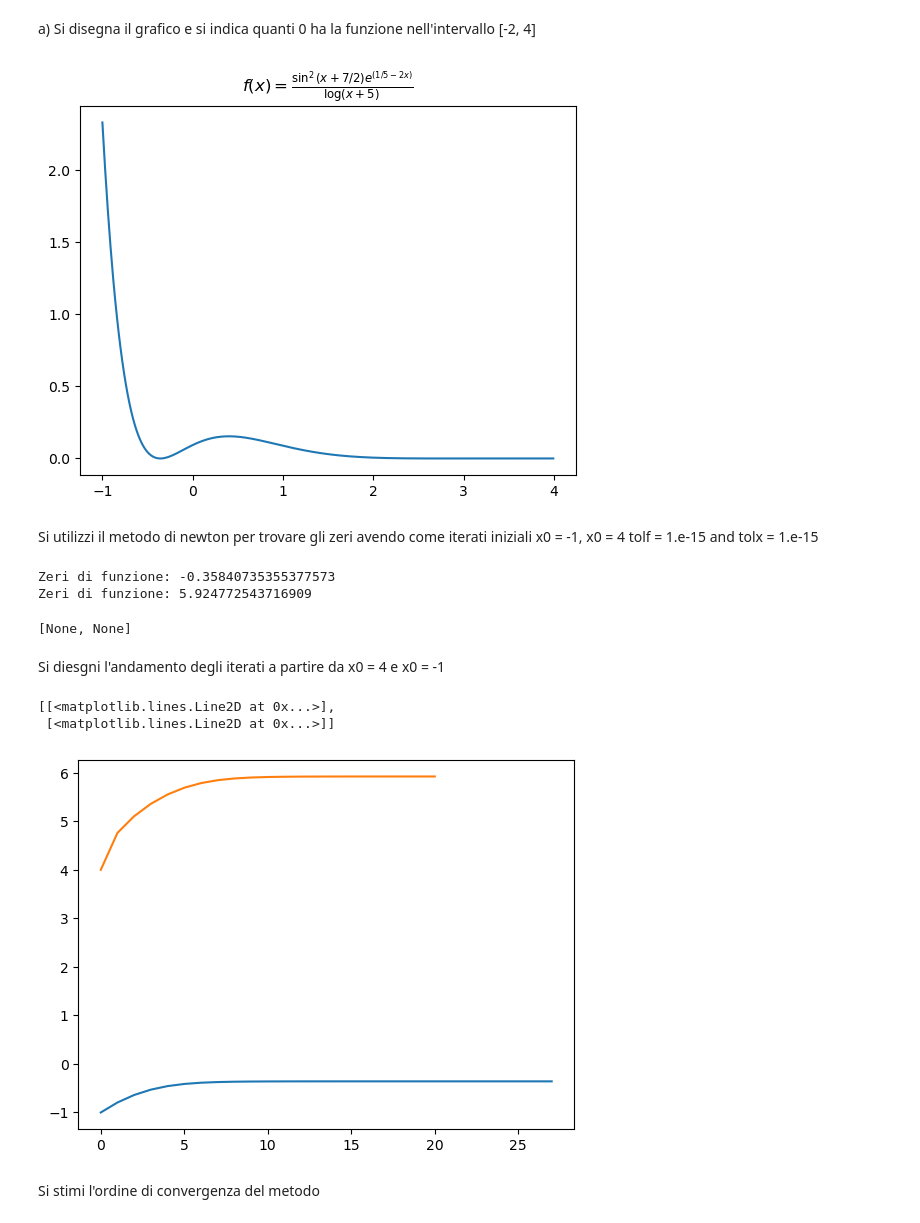
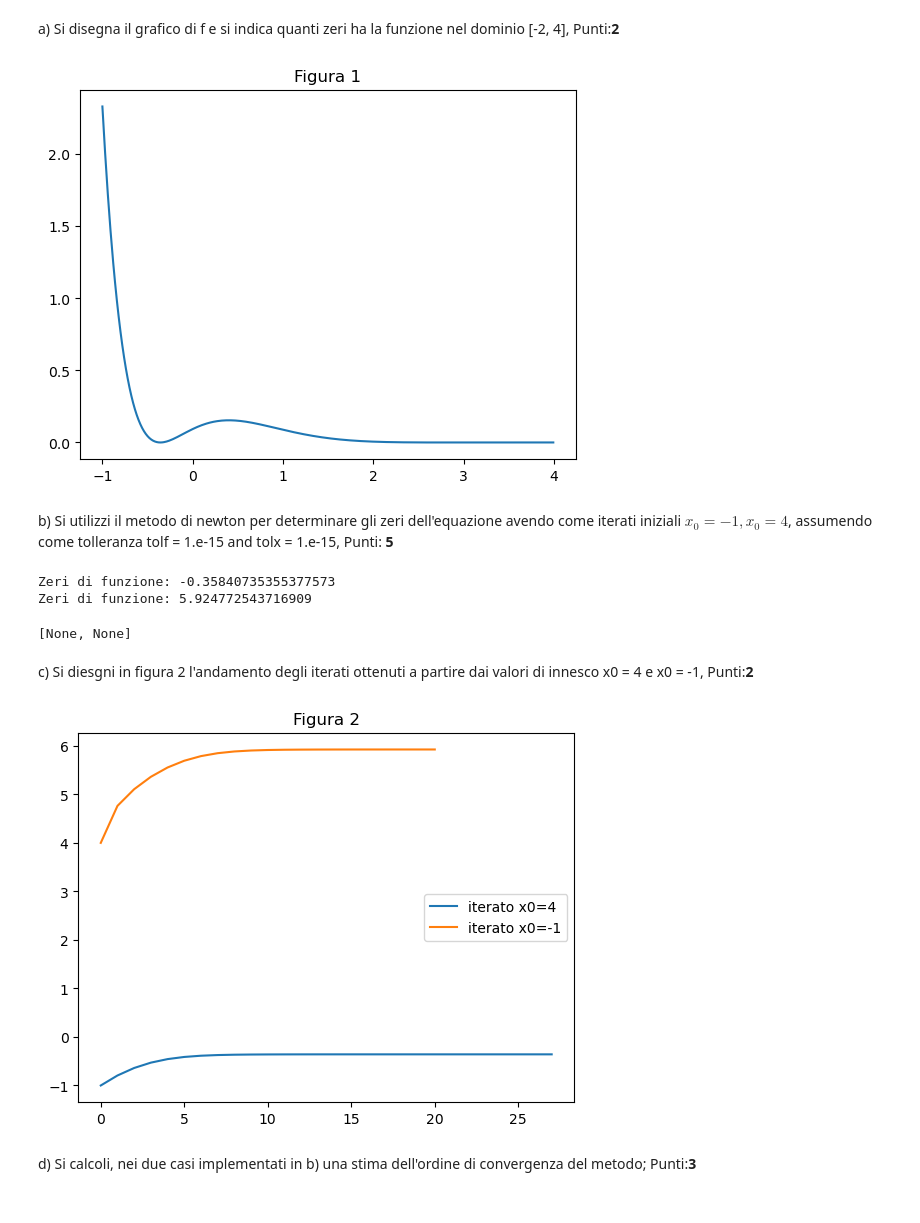
Before and after one commit to KeegTheBoi/metodi_numerici_es, a Jupyter notebook: Exam Attempts/Esame1.ipynb, the cells around one changed output. Cells and saved outputs as stored; diff of their text form; code cells hidden in the pictures.

```diff
--- a/Exam Attempts/Esame1.ipynb
+++ b/Exam Attempts/Esame1.ipynb
@@ -8,5 +7,5 @@ Data la funzione:
 # %% [markdown]
-a) Si disegna il grafico e si indica quanti 0 ha la funzione nell'intervallo [-2, 4]
+a) Si disegna il grafico di f e si indica quanti zeri ha la funzione nel dominio [-2, 4], Punti:**2**
 # %%
 import sympy as sym
 import numpy as np
@@ -18,13 +17,13 @@ f = lambda x: (sym.sin(x + 7/2)**2*sym.exp(1/5-2*x))/sym.log(x+5)
 x = sym.Symbol('x')
 func = lambdify(x, f(x), np)
 plt.plot(r, func(r))
-plt.title(r"$f(x)=\frac{\sin^2(x + 7/2)e^{(1/5-2x)}}{\log(x+5)}$")
+plt.title(r"Figura 1")
 plt.show()
 # %% [output]
-[figure, old version]
+[figure, new version]
 # %% [markdown]
-Si utilizzi il metodo di newton per trovare gli zeri avendo come iterati iniziali x0 = -1, x0 = 4
-tolf = 1.e-15 and tolx = 1.e-15
+b) Si utilizzi il metodo di newton per determinare gli zeri dell'equazione avendo come iterati iniziali $x_0 = -1, x_0 = 4$, assumendo come tolleranza
+tolf = 1.e-15 and tolx = 1.e-15, Punti: **5**
 # %%
 from itertools import takewhile
 tolf = 1e-15
@@ -37,7 +36,7 @@ def iterate(func, start):
         start = func(start)
 
 def newton(f, dx, x0, tolx, tolf, nmax, delta):
-    stop_criteria = lambda i, x: i < nmax and abs(delta(f, dx, x)) >= tolx and abs(f(x)) >= tolf
+    stop_criteria = lambda i, x: i < nmax and abs(dx(x)) >= tolx and abs(delta(f, dx, x)) >= tolx and abs(f(x)) >= tolf
 
     iter = iterate(lambda xk: xk - delta(f, dx, xk), x0)
     arr = list(dict(takewhile(lambda param: stop_criteria(*param), enumerate(iter))).values()) \
@@ -55,15 +54,16 @@ Zeri di funzione: -0.35840735355377573
 Zeri di funzione: 5.924772543716909
 [None, None]
 # %% [markdown]
-Si diesgni l'andamento degli iterati a partire da x0 = 4 e x0 = -1
+c) Si diesgni in figura 2 l'andamento degli iterati ottenuti a partire dai valori di innesco x0 = 4 e x0 = -1, Punti:**2**
 # %%
+plt.title(r"Figura 2")
 [plt.plot(range(i), a) for _, i, a in sol]
+plt.legend(['iterato x0=4', 'iterato x0=-1'])
+plt.show()
 # %% [output]
-[[<matplotlib.lines.Line2D at 0x...>],
- [<matplotlib.lines.Line2D at 0x...>]]
-[figure, old version]
+[figure, new version]
 # %% [markdown]
-Si stimi l'ordine di convergenza del metodo
+d) Si calcoli, nei due casi implementati in b) una stima dell'ordine di convergenza del metodo; Punti:**3**
 # %%
 def order_evaluation(arr, it):
     order = [
```
Also changed, not shown: parts of 8 cells of this notebook, 6 other files.
